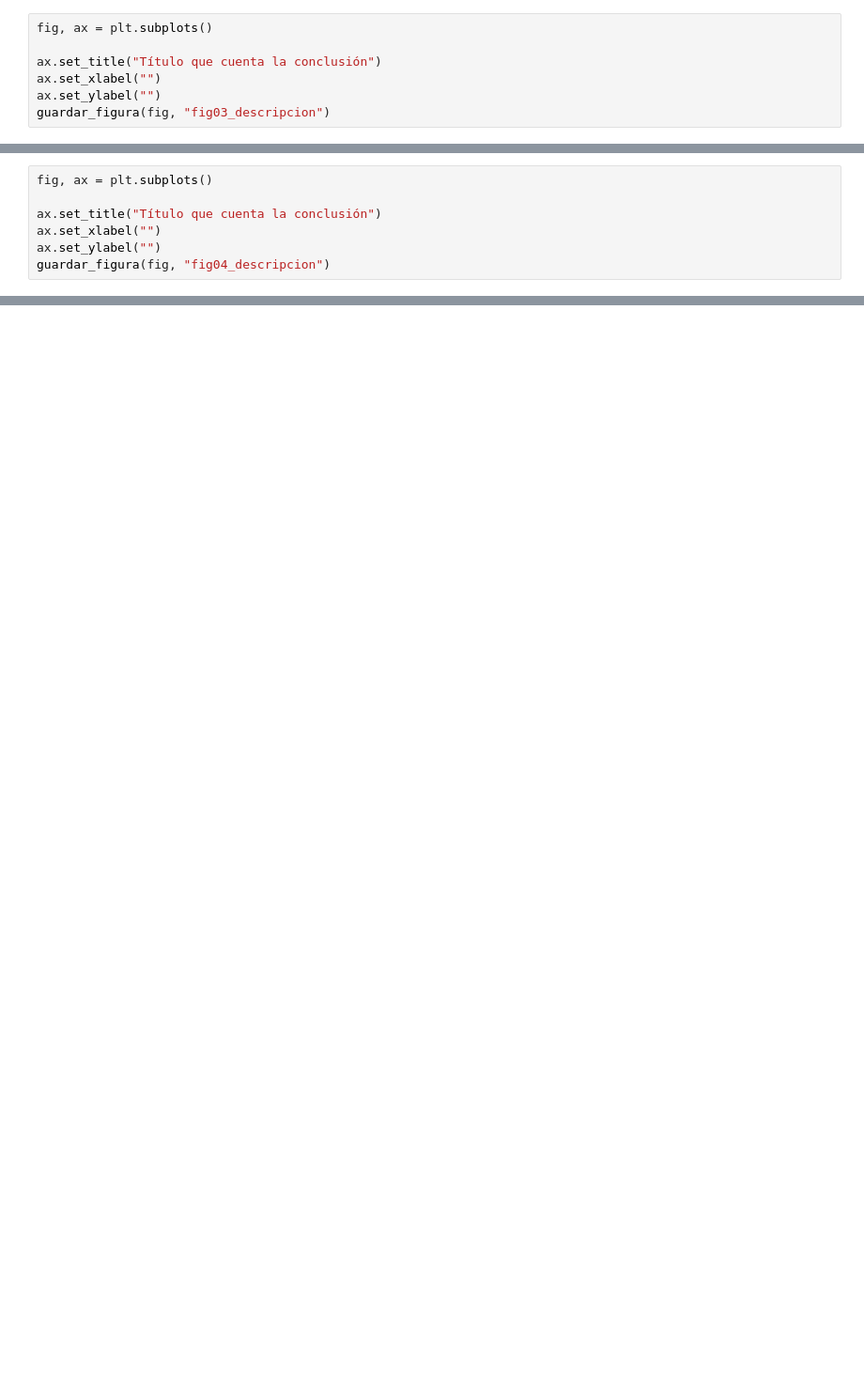
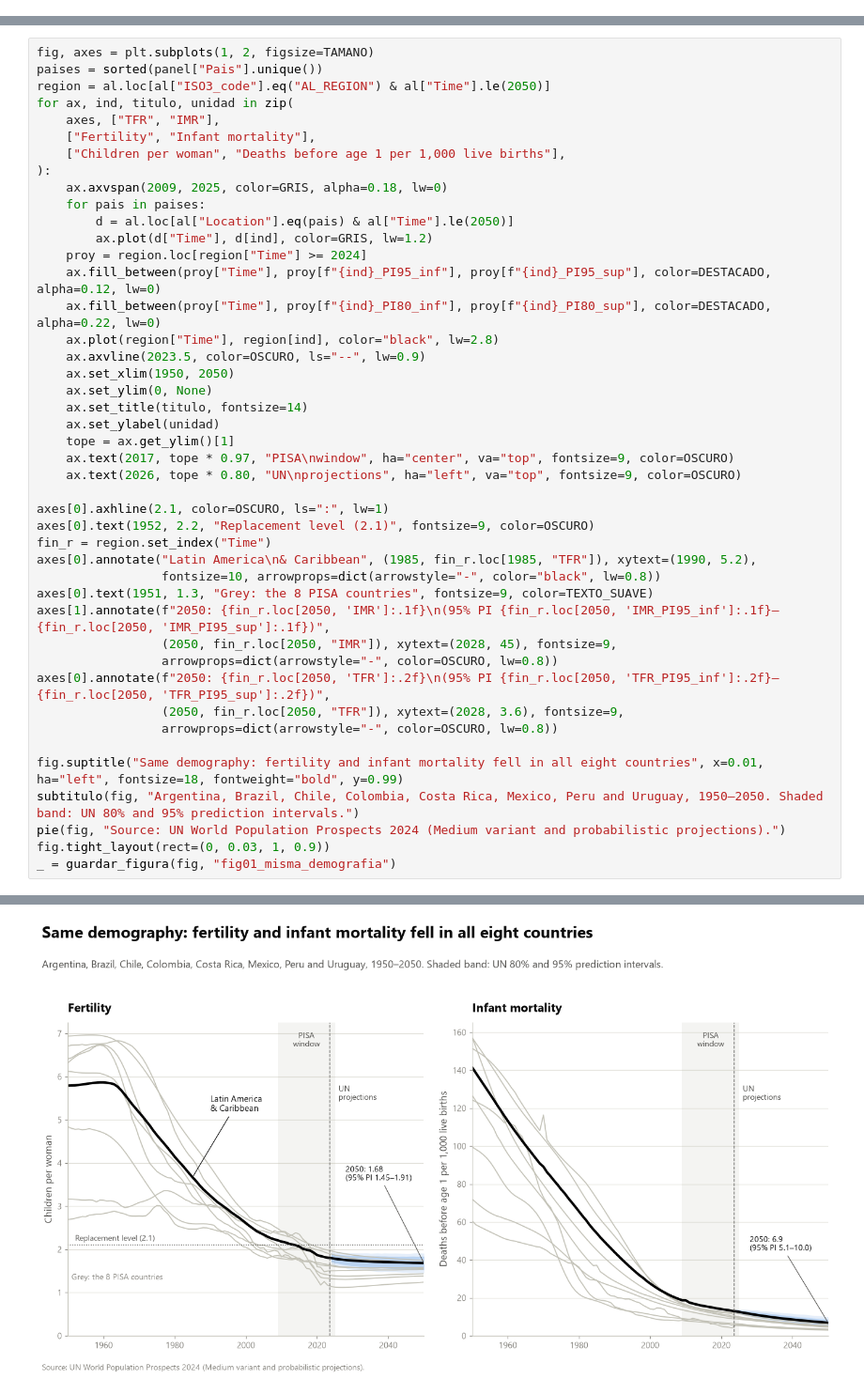
Before and after one commit to aperture-systems-lab/Competencia-ASA, a Jupyter notebook: notebooks/03_visualizaciones.ipynb, the cells around one changed output, grey strips where cells are left out. Shown at 94% size. Cells and saved outputs as stored; diff of their text form; blank space fills up the shorter version.

```diff
--- a/notebooks/03_visualizaciones.ipynb
+++ b/notebooks/03_visualizaciones.ipynb
@@ -58,7 +56,0 @@ guardar_figura(fig, "fig02_descripcion")
-# %%
-fig, ax = plt.subplots()
-
-ax.set_title("Título que cuenta la conclusión")
-ax.set_xlabel("")
-ax.set_ylabel("")
-guardar_figura(fig, "fig03_descripcion")
@@ -67,7 +56,0 @@ guardar_figura(fig, "fig03_descripcion")
-# %%
-fig, ax = plt.subplots()
-
-ax.set_title("Título que cuenta la conclusión")
-ax.set_xlabel("")
-ax.set_ylabel("")
-guardar_figura(fig, "fig04_descripcion")
@@ -73,0 +61,45 @@ guardar_figura(fig, "fig04_descripcion")
+# %%
+fig, axes = plt.subplots(1, 2, figsize=TAMANO)
+paises = sorted(panel["Pais"].unique())
+region = al.loc[al["ISO3_code"].eq("AL_REGION") & al["Time"].le(2050)]
+for ax, ind, titulo, unidad in zip(
+    axes, ["TFR", "IMR"],
+    ["Fertility", "Infant mortality"],
+    ["Children per woman", "Deaths before age 1 per 1,000 live births"],
+):
+    ax.axvspan(2009, 2025, color=GRIS, alpha=0.18, lw=0)
+    for pais in paises:
+        d = al.loc[al["Location"].eq(pais) & al["Time"].le(2050)]
+        ax.plot(d["Time"], d[ind], color=GRIS, lw=1.2)
+    proy = region.loc[region["Time"] >= 2024]
+    ax.fill_between(proy["Time"], proy[f"{ind}_PI95_inf"], proy[f"{ind}_PI95_sup"], color=DESTACADO, alpha=0.12, lw=0)
+    ax.fill_between(proy["Time"], proy[f"{ind}_PI80_inf"], proy[f"{ind}_PI80_sup"], color=DESTACADO, alpha=0.22, lw=0)
+    ax.plot(region["Time"], region[ind], color="black", lw=2.8)
+    ax.axvline(2023.5, color=OSCURO, ls="--", lw=0.9)
+    ax.set_xlim(1950, 2050)
+    ax.set_ylim(0, None)
+    ax.set_title(titulo, fontsize=14)
+    ax.set_ylabel(unidad)
+    tope = ax.get_ylim()[1]
+    ax.text(2017, tope * 0.97, "PISA\nwindow", ha="center", va="top", fontsize=9, color=OSCURO)
+    ax.text(2026, tope * 0.80, "UN\nprojections", ha="left", va="top", fontsize=9, color=OSCURO)
+
+axes[0].axhline(2.1, color=OSCURO, ls=":", lw=1)
+axes[0].text(1952, 2.2, "Replacement level (2.1)", fontsize=9, color=OSCURO)
+fin_r = region.set_index("Time")
+axes[0].annotate("Latin America\n& Caribbean", (1985, fin_r.loc[1985, "TFR"]), xytext=(1990, 5.2),
+                 fontsize=10, arrowprops=dict(arrowstyle="-", color="black", lw=0.8))
+axes[0].text(1951, 1.3, "Grey: the 8 PISA countries", fontsize=9, color=TEXTO_SUAVE)
+axes[1].annotate(f"2050: {fin_r.loc[2050, 'IMR']:.1f}\n(95% PI {fin_r.loc[2050, 'IMR_PI95_inf']:.1f}–{fin_r.loc[2050, 'IMR_PI95_sup']:.1f})",
+                 (2050, fin_r.loc[2050, "IMR"]), xytext=(2028, 45), fontsize=9,
+                 arrowprops=dict(arrowstyle="-", color=OSCURO, lw=0.8))
+axes[0].annotate(f"2050: {fin_r.loc[2050, 'TFR']:.2f}\n(95% PI {fin_r.loc[2050, 'TFR_PI95_inf']:.2f}–{fin_r.loc[2050, 'TFR_PI95_sup']:.2f})",
+                 (2050, fin_r.loc[2050, "TFR"]), xytext=(2028, 3.6), fontsize=9,
+                 arrowprops=dict(arrowstyle="-", color=OSCURO, lw=0.8))
+
+fig.suptitle("Same demography: fertility and infant mortality fell in all eight countries", x=0.01, ha="left", fontsize=18, fontweight="bold", y=0.99)
+subtitulo(fig, "Argentina, Brazil, Chile, Colombia, Costa Rica, Mexico, Peru and Uruguay, 1950–2050. Shaded band: UN 80% and 95% prediction intervals.")
+pie(fig, "Source: UN World Population Prospects 2024 (Medium variant and probabilistic projections).")
+fig.tight_layout(rect=(0, 0.03, 1, 0.9))
+_ = guardar_figura(fig, "fig01_misma_demografia")
+# %% [output]
@@ -73,0 +107 @@ guardar_figura(fig, "fig04_descripcion")
+[figure, added]
```
Also changed, not shown: parts of 17 cells of this notebook, 9 other files.
